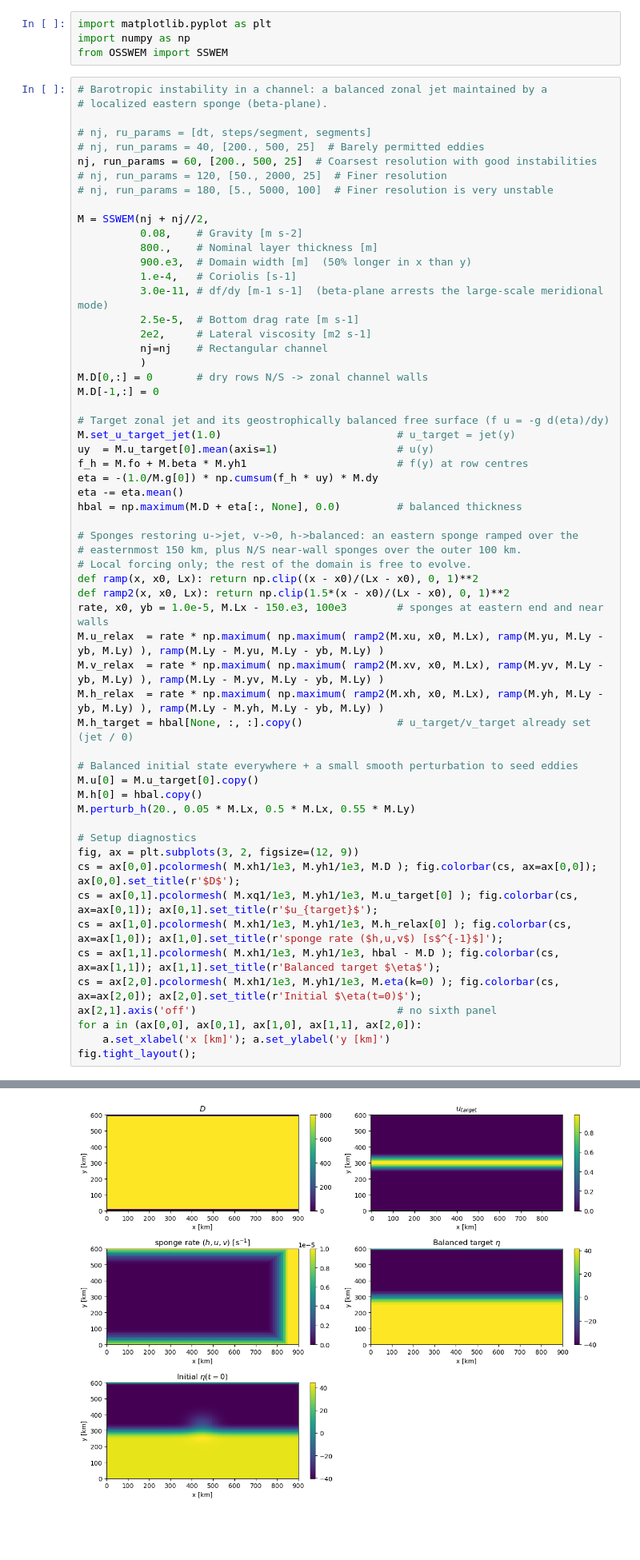
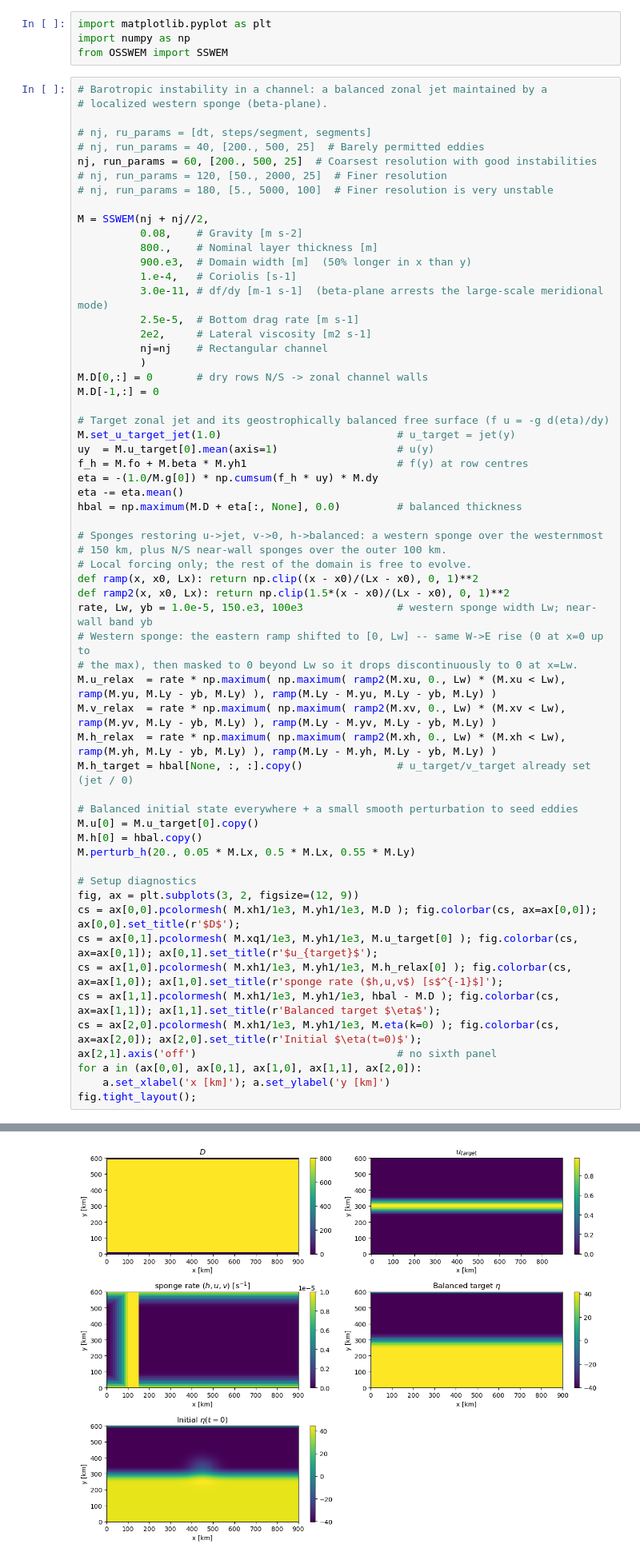
Before and after one commit to ThomasLi0314/OSSWEM_Thomas, a Jupyter notebook: 1-layer-jet.ipynb, the cells around one changed output, grey strips where cells are left out. Shown at 80% size. Cells and saved outputs as stored; diff of their text form; blank space fills up the shorter version.

```diff
--- a/1-layer-jet.ipynb
+++ b/1-layer-jet.ipynb
@@ -58,7 +58,7 @@ import numpy as np
 from OSSWEM import SSWEM
 # %%
 # Barotropic instability in a channel: a balanced zonal jet maintained by a
-# localized eastern sponge (beta-plane).
+# localized western sponge (beta-plane).
 
 # nj, ru_params = [dt, steps/segment, segments]
 # nj, run_params = 40, [200., 500, 25]  # Barely permitted eddies
@@ -87,43 +87,45 @@ eta = -(1.0/M.g[0]) * np.cumsum(f_h * uy) * M.dy
 eta -= eta.mean()
 hbal = np.maximum(M.D + eta[:, None], 0.0)         # balanced thickness
 
-# Sponges restoring u->jet, v->0, h->balanced: an eastern sponge ramped over the
-# easternmost 150 km, plus N/S near-wall sponges over the outer 100 km.
+# Sponges restoring u->jet, v->0, h->balanced: a western sponge over the westernmost
+# 150 km, plus N/S near-wall sponges over the outer 100 km.
 # Local forcing only; the rest of the domain is free to evolve.
 def ramp(x, x0, Lx): return np.clip((x - x0)/(Lx - x0), 0, 1)**2
 def ramp2(x, x0, Lx): return np.clip(1.5*(x - x0)/(Lx - x0), 0, 1)**2
-rate, x0, yb = 1.0e-5, M.Lx - 150.e3, 100e3        # sponges at eastern end and near walls
-M.u_relax  = rate * np.maximum( np.maximum( ramp2(M.xu, x0, M.Lx), ramp(M.yu, M.Ly - yb, M.Ly) ), ramp(M.Ly - M.yu, M.Ly - yb, M.Ly) )
-M.v_relax  = rate * np.maximum( np.maximum( ramp2(M.xv, x0, M.Lx), ramp(M.yv, M.Ly - yb, M.Ly) ), ramp(M.Ly - M.yv, M.Ly - yb, M.Ly) )
-M.h_relax  = rate * np.maximum( np.maximum( ramp2(M.xh, x0, M.Lx), ramp(M.yh, M.Ly - yb, M.Ly) ), ramp(M.Ly - M.yh, M.Ly - yb, M.Ly) )
+rate, Lw, yb = 1.0e-5, 150.e3, 100e3               # western sponge width Lw; near-wall band yb
+# Western sponge: the eastern ramp shifted to [0, Lw] -- same W->E rise (0 at x=0 up to
+# the max), then masked to 0 beyond Lw so it drops discontinuously to 0 at x=Lw.
+M.u_relax  = rate * np.maximum( np.maximum( ramp2(M.xu, 0., Lw) * (M.xu < Lw), ramp(M.yu, M.Ly - yb, M.Ly) ), ramp(M.Ly - M.yu, M.Ly - yb, M.Ly) )
+M.v_relax  = rate * np.maximum( np.maximum( ramp2(M.xv, 0., Lw) * (M.xv < Lw), ramp(M.yv, M.Ly - yb, M.Ly) ), ramp(M.Ly - M.yv, M.Ly - yb, M.Ly) )
+M.h_relax  = rate * np.maximum( np.maximum( ramp2(M.xh, 0., Lw) * (M.xh < Lw), ramp(M.yh, M.Ly - yb, M.Ly) ), ramp(M.Ly - M.yh, M.Ly - yb, M.Ly) )
 M.h_target = hbal[None, :, :].copy()               # u_target/v_target already set (jet / 0)
 
 # Balanced initial state everywhere + a small smooth perturbation to seed eddies
 M.u[0] = M.u_target[0].copy()
 M.h[0] = hbal.copy()
 M.perturb_h(20., 0.05 * M.Lx, 0.5 * M.Lx, 0.55 * M.Ly)
 
 # Setup diagnostics
 fig, ax = plt.subplots(3, 2, figsize=(12, 9))
 cs = ax[0,0].pcolormesh( M.xh1/1e3, M.yh1/1e3, M.D ); fig.colorbar(cs, ax=ax[0,0]); ax[0,0].set_title(r'$D$');
 cs = ax[0,1].pcolormesh( M.xq1/1e3, M.yh1/1e3, M.u_target[0] ); fig.colorbar(cs, ax=ax[0,1]); ax[0,1].set_title(r'$u_{target}$');
 cs = ax[1,0].pcolormesh( M.xh1/1e3, M.yh1/1e3, M.h_relax[0] ); fig.colorbar(cs, ax=ax[1,0]); ax[1,0].set_title(r'sponge rate ($h,u,v$) [s$^{-1}$]');
 cs = ax[1,1].pcolormesh( M.xh1/1e3, M.yh1/1e3, hbal - M.D ); fig.colorbar(cs, ax=ax[1,1]); ax[1,1].set_title(r'Balanced target $\eta$');
 cs = ax[2,0].pcolormesh( M.xh1/1e3, M.yh1/1e3, M.eta(k=0) ); fig.colorbar(cs, ax=ax[2,0]); ax[2,0].set_title(r'Initial $\eta(t=0)$');
 ax[2,1].axis('off')                                # no sixth panel
 for a in (ax[0,0], ax[0,1], ax[1,0], ax[1,1], ax[2,0]):
     a.set_xlabel('x [km]'); a.set_ylabel('y [km]')
 fig.tight_layout();
 # %% [output]
 mesh: ni = 90  nj = 60
 Grid: dx = 10000.0 [m]  dy = 10000.0 [m]
 cg = 8.0 [m s-1]
 Ld = 80000.0 [m]
 Scales: Ls=epsilon/D/beta = 1041.6666666666667 [m]
 Scales: Lx/Ld = 11.25
 Res: Ld/dx = 8.0
 Res: Ls/dx = 0.10416666666666667
-[figure, old version]
+[figure, new version]
 # %%
 # Barotropic-instability criterion (Rayleigh-Kuo / Charney-Stern): a NECESSARY
 # condition for instability is that the background potential-vorticity gradient
```
Also changed, not shown: parts of 5 cells of this notebook.
